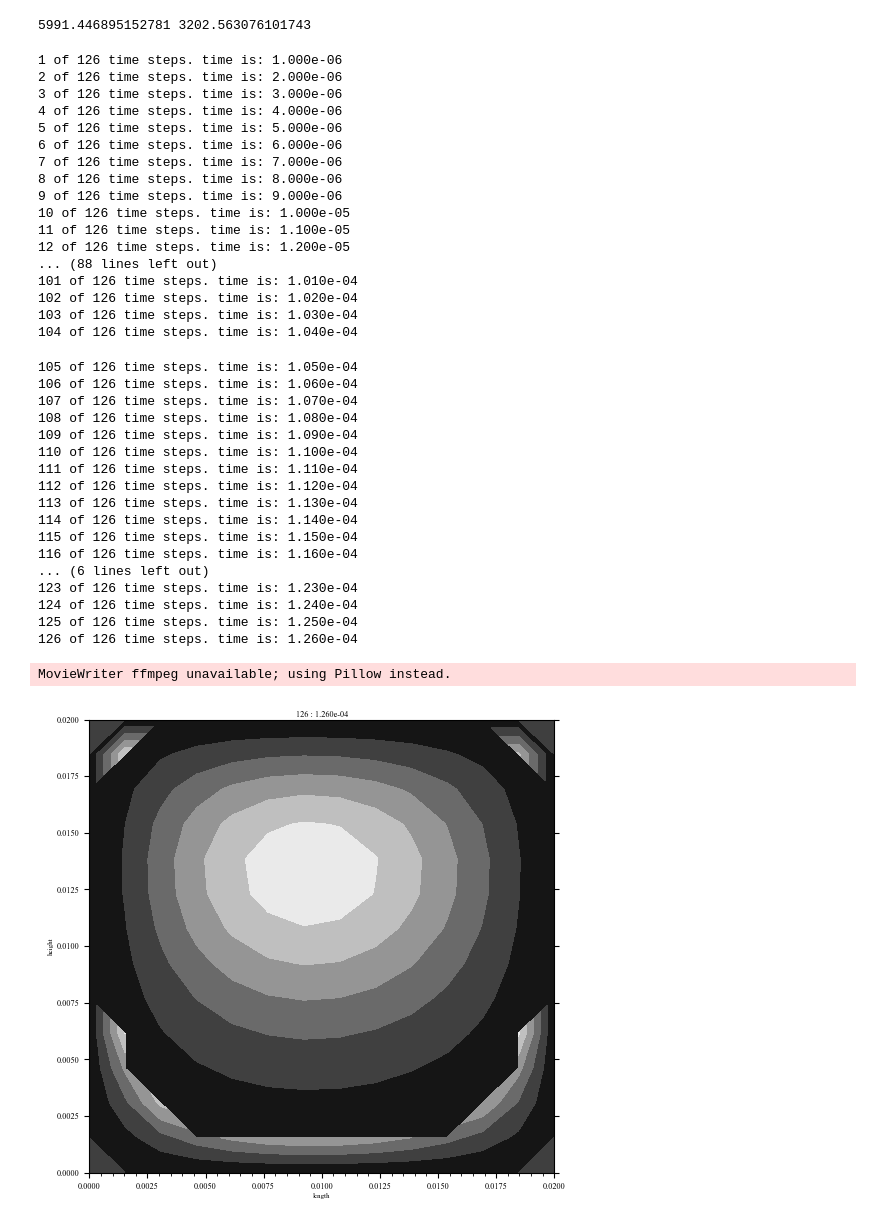
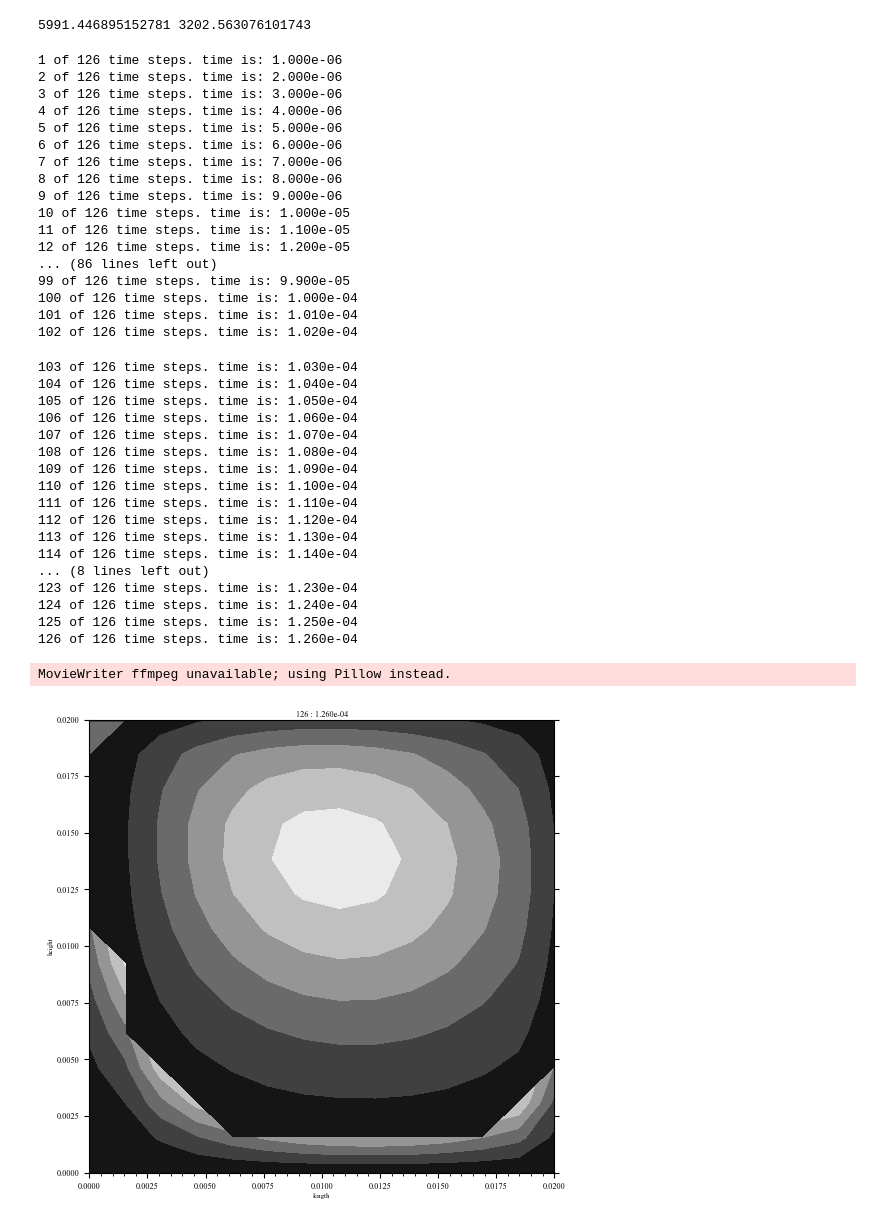
Before and after one commit to danchendrickson/3D_EFIT, a Jupyter notebook: Run_Rail_EFIT.ipynb, the cells around one changed output. Saved outputs shown, nothing was run; the diff lists cells and outputs as text; code cells hidden in the pictures.

```diff
--- a/Run_Rail_EFIT.ipynb
+++ b/Run_Rail_EFIT.ipynb
@@ -94,6 +95,11 @@ Rail.Gp[2,:,:,:] = mu  #constant second Lamee parameter
 CenterXResults = []
 CenterYResults = []
 CenterZResults = []
+AllVelocities=[]
+VelocitiesX=[]
+VelocitiesY=[]
+VelocitiesZ=[]
+
 
 t=0
 TempZ=Rail.VelocityCut(2)
@@ -104,27 +110,24 @@ for i in range(Tsteps - 1):
     t = (i+1) * ts
 
     #update Velocity:
-    for x in range(gl):
-        for y in range(gh):
-            for z in range(gw):
-                Rail.UpdateVelocity(x,y,z)
+    Rail.StepVelocities()
 
-    if i >= 2 and i <= 4: Rail.ForcingFunctionImpulse(10, 0.1,2,1)
+    if i >= 2 and i <= 4: Rail.ForcingFunctionImpulse(10,0.01,2,1)
     #if i>=2 and i<=20:
     #    Rail.ForcingFunctionWave(t, frequency/2, 1,0.01,2,1)
     #else:
     #    Rail.ForcingFunctionWave(t, frequency, 0)
 
     #Update Stresses at next half step:
-    for x in range(gl):
-        for y in range(gh):
-            for z in range(gw):
-                Rail.UpdateStresses(x,y,z)
+    Rail.StepStresses()
 
     print(str(i+1) + ' of ' + str(Tsteps-1) +' time steps. time is: '+ "{:.3e}".format(t)) #str(t))
     TempZ=Rail.VelocityCut(0)
     CenterZResults.append((TempZ,t))
-
+    AllVelocities.append(Rail.VelocitySave())
+    VelocitiesX.append(Rail.VelocitySave(0))
+    VelocitiesY.append(Rail.VelocitySave(1))
+    VelocitiesZ.append(Rail.VelocitySave(2))
     # Store results mid process for latter animating
     if i < 10 or i % 10 == 1:
 
@@ -161,11 +164,13 @@ for i in range(Tsteps - 1):
 10 of 126 time steps. time is: 1.000e-05
 11 of 126 time steps. time is: 1.100e-05
 12 of 126 time steps. time is: 1.200e-05
-... (88 lines left out)
+... (86 lines left out)
+99 of 126 time steps. time is: 9.900e-05
+100 of 126 time steps. time is: 1.000e-04
 101 of 126 time steps. time is: 1.010e-04
 102 of 126 time steps. time is: 1.020e-04
-103 of 126 time steps. time is: 1.030e-04
-104 of 126 time steps. time is: 1.040e-04
+103 of 126 time steps. time is: 1.030e-04
+104 of 126 time steps. time is: 1.040e-04
 105 of 126 time steps. time is: 1.050e-04
 106 of 126 time steps. time is: 1.060e-04
 107 of 126 time steps. time is: 1.070e-04
@@ -176,9 +181,7 @@ for i in range(Tsteps - 1):
 112 of 126 time steps. time is: 1.120e-04
 113 of 126 time steps. time is: 1.130e-04
 114 of 126 time steps. time is: 1.140e-04
-115 of 126 time steps. time is: 1.150e-04
-116 of 126 time steps. time is: 1.160e-04
-... (6 lines left out)
+... (8 lines left out)
 123 of 126 time steps. time is: 1.230e-04
 124 of 126 time steps. time is: 1.240e-04
 125 of 126 time steps. time is: 1.250e-04
@@ -186,27 +189,27 @@ for i in range(Tsteps - 1):
 # %%
 y = np.linspace(0, BeamHeight, np.shape(CenterZResults[0][0])[1])
 x = np.linspace(0, BeamLength, np.shape(CenterZResults[0][0])[0])
 x,y = np.meshgrid(x,y)
 
 fig = plt.figure(figsize=(6.0,BeamHeight/BeamLength*6.0), dpi=100)
 ax = plt.axes(xlim=(0, BeamLength), ylim=(0, BeamHeight))
 plt.ylabel(r'height')
 plt.xlabel(r'length')
 
 # animation function
 def animate(i):
     z = np.matrix(CenterZResults[i][0][:,:]).T
-    plt.title(str(i) + ' : ' + "{:.3e}".format(t))
+    plt.title(str(i) + ' : ' + "{:.3e}".format(CenterZResults[i][1]))
     cont = plt.contourf(x, y, z, levels=5, cmap='gray') #,vmin=-100, vmax=100)
     #time.sleep(1)
     return cont
 
 anim = animation.FuncAnimation(fig, animate, frames=np.shape(CenterZResults)[0])
 
 anim.save('animationZ.gif')
 # %% [output]
 MovieWriter ffmpeg unavailable; using Pillow instead.
-[figure, old version]
+[figure, new version]
 # %%
 #x,y,z, Rail.MaxX, Rail.MaxY, Rail.MaxZ
 #np.sqrt(Rail.Gv[2,1,:,:]**2+Rail.Gv[0,1,:,:]**2+Rail.Gv[1,1,:,:]**2)
```
Also changed, not shown: parts of 6 cells of this notebook, 2 other files.
